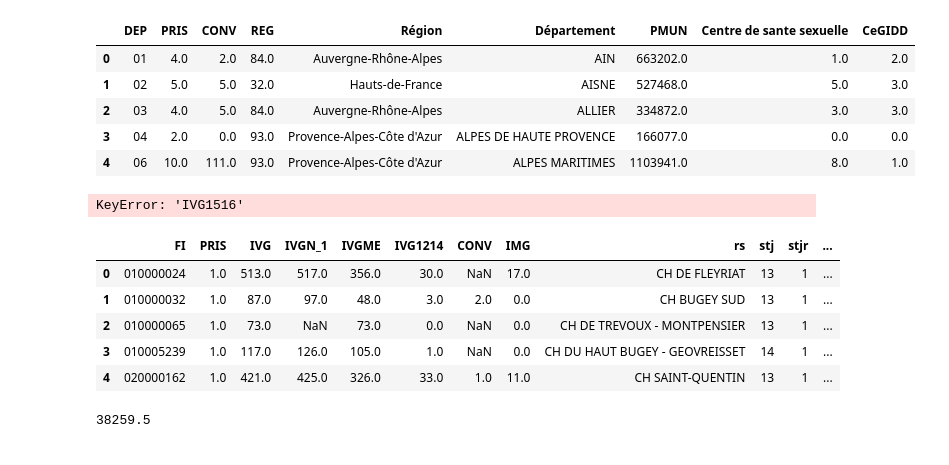
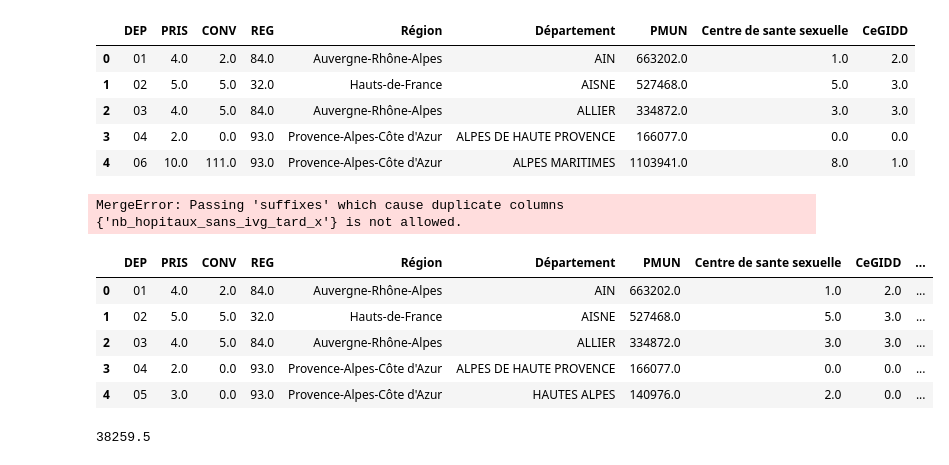
Before and after one commit to pgresant/PythonS1, a Jupyter notebook: 1-TraitementsDonnees.ipynb, the cells around one changed output. Drawn from its saved outputs; the diff is of its cells as text; code cells hidden in the pictures.

```diff
--- a/1-TraitementsDonnees.ipynb
+++ b/1-TraitementsDonnees.ipynb
@@ -51,6 +51,8 @@ def sauvegarde_locale():
 df_SAE, df_dep, df_finess, df_drees, df_pauv = importer_locale("2025-12-12-10-24")
 # %% [markdown]
 # 2 - Statistiques descriptives
+# %%
+df_SAE.rename(columns={'dep': 'DEP'}, inplace=True)
 # %%
 df_nbcentre = pd.crosstab(df_finess["14"], df_finess["19"])
 
@@ -78,22 +89,17 @@ ALPES MARITIMES                                 8       1
 # %%
-# faire la moyenne des délais dans la SAE + nombre de centre qui font des IVG par département
-df_SAE.head(5)
-#moy_delais = df_SAE.groupby(dep)[‘Valeur'].mean().reset_index()
 # nb centre qui prend en charge les IVG par département
 df_prise_en_charge_dep = (
     df_SAE
-    .groupby('dep')[['PRIS', 'CONV']]
+    .groupby('DEP')[['PRIS', 'CONV']]
     .sum()
     .reset_index()
 )
-df_prise_en_charge_dep.head(5)
-df_prise_en_charge_dep.rename(columns={'dep': 'DEP'}, inplace=True)
-df_dep_ivg = pd.merge(df_prise_en_charge_dep, df_dep, on=['DEP'], how='outer')
+df_dep_ivg = pd.merge(df_prise_en_charge_dep, df_dep, on=['DEP'], how='outer') # on merge les deux bases
 
 df_dep_ivg['Département'] = (
     df_dep_ivg['Département']
         .str.replace('-', ' ', regex=False)
         .str.upper()
-)
+) # modifier la typo de la colonne Département
 # %%
 df_dep_ivg = pd.merge(df_dep_ivg, df_nbcentre, on=['Département'], how='outer')
@@ -109,25 +114,25 @@ df_dep_ivg.head(5)
 df_ivg_sans_tard = (
     df_SAE
     .loc[
-        (df_SAE['IVG1214'].isna()) &
-        (df_SAE['IVG1516'].isna())
+        (df_SAE['IVG1214'].fillna(0) == 0) &
+        (df_SAE['IVG1516'].fillna(0) == 0)
     ]
-    .groupby('dep')
+    .groupby('DEP')
     .size()
-    .reset_index(name='nb_hopitaux_sans_ivg_tardive')
+    .reset_index(name='nb_hopitaux_sans_ivg_tard')
 )
-df_ivg_sans_tard.head(5)
+df_dep_ivg = pd.merge(df_dep_ivg, df_ivg_sans_tard, on=['DEP'], how='outer')
 # %% [output]
-KeyError: 'IVG1516'
+MergeError: Passing 'suffixes' which cause duplicate columns {'nb_hopitaux_sans_ivg_tard_x'} is not allowed.
-# %%
-df_SAE.head(5)
-# %% [output]
-|  | FI | PRIS | IVG | IVGN_1 | IVGME | IVG1214 | CONV | IMG | rs | stj | stjr | ... |
-| 0 | 010000024 | 1.0 | 513.0 | 517.0 | 356.0 | 30.0 | NaN | 17.0 | CH DE FLEYRIAT | 13 | 1 | ... |
-| 1 | 010000032 | 1.0 | 87.0 | 97.0 | 48.0 | 3.0 | 2.0 | 0.0 | CH BUGEY SUD | 13 | 1 | ... |
-| 2 | 010000065 | 1.0 | 73.0 | NaN | 73.0 | 0.0 | NaN | 0.0 | CH DE TREVOUX - MONTPENSIER | 13 | 1 | ... |
-| 3 | 010005239 | 1.0 | 117.0 | 126.0 | 105.0 | 1.0 | NaN | 0.0 | CH DU HAUT BUGEY - GEOVREISSET | 14 | 1 | ... |
-| 4 | 020000162 | 1.0 | 421.0 | 425.0 | 326.0 | 33.0 | 1.0 | 11.0 | CH SAINT-QUENTIN | 13 | 1 | ... |
+# %%
+df_dep_ivg['nb_hopitaux_sans_ivg_tard'] = df_dep_ivg['nb_hopitaux_sans_ivg_tard'].fillna(0)
+# %% [output]
+|  | DEP | PRIS | CONV | REG | Région | Département | PMUN | Centre de sante sexuelle | CeGIDD | ... |
+| 0 | 01 | 4.0 | 2.0 | 84.0 | Auvergne-Rhône-Alpes | AIN | 663202.0 | 1.0 | 2.0 | ... |
+| 1 | 02 | 5.0 | 5.0 | 32.0 | Hauts-de-France | AISNE | 527468.0 | 5.0 | 3.0 | ... |
+| 2 | 03 | 4.0 | 5.0 | 84.0 | Auvergne-Rhône-Alpes | ALLIER | 334872.0 | 3.0 | 3.0 | ... |
+| 3 | 04 | 2.0 | 0.0 | 93.0 | Provence-Alpes-Côte d'Azur | ALPES DE HAUTE PROVENCE | 166077.0 | 0.0 | 0.0 | ... |
+| 4 | 05 | 3.0 | 0.0 | 93.0 | Provence-Alpes-Côte d'Azur | HAUTES ALPES | 140976.0 | 2.0 | 0.0 | ... |
 # %%
 df_dep_ivg["pop_fe"] = df_dep_ivg["PMUN"] / 2 # population par département divisée par deux pour approximer le nombre de femmes
 df_dep_ivg["PRIS_pour100kfe"] = (df_dep_ivg["PRIS"] / df_dep_ivg["pop_fe"])*100000 # nombre de centre qui prennent en charge des IVG pour 1000 femmes
```
Also changed, not shown: parts of 3 cells of this notebook.
